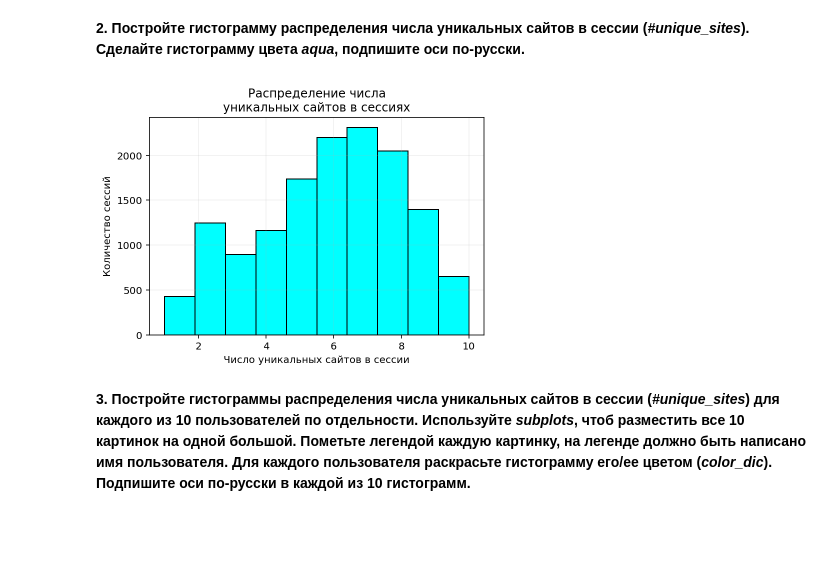
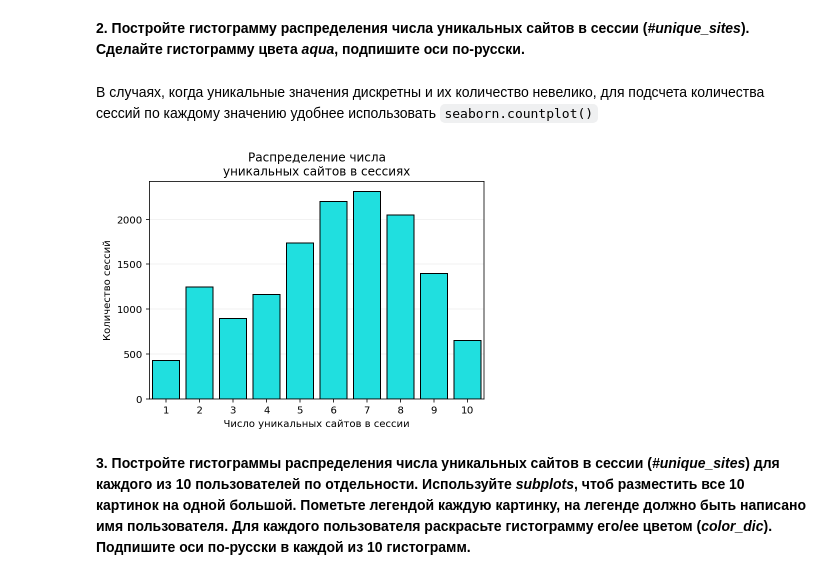
Before and after one commit to armavox/mldaspec, a Jupyter notebook: capstone/project_alice/week3_visual_analysis_and_fe.ipynb, the cells around one changed output. Cells and saved outputs as stored; diff of their text form; code cells hidden in the pictures; blank space fills up the shorter version.

```diff
--- a/capstone/project_alice/week3_visual_analysis_and_fe.ipynb
+++ b/capstone/project_alice/week3_visual_analysis_and_fe.ipynb
@@ -330,15 +330,17 @@ plt.title('Распределение количества сессий');
 [figure]
 # %% [markdown]
 **2. Постройте гистограмму распределения числа уникальных сайтов в сессии (*#unique_sites*). Сделайте гистограмму цвета *aqua*, подпишите оси по-русски.**
+# %% [markdown]
+В случаях, когда уникальные значения дискретны и их количество невелико, для подсчета количества сессий по каждому значению удобнее использовать `seaborn.countplot()`
 # %%
 hist_data = train_data_10users['#unique_sites']
-plt.hist(hist_data, color='aqua')
-plt.grid(True, alpha=.2)
-plt.xlabel('Число уникальных сайтов в сессии')
-plt.ylabel('Количество сессий')
+s = sns.countplot(hist_data, color='aqua', zorder=2)
+s.set_xlabel('Число уникальных сайтов в сессии')
+s.set_ylabel('Количество сессий')
+plt.grid(True, alpha=.2, zorder=0, axis='y')
 plt.title('Распределение числа\nуникальных сайтов в сессиях');
 # %% [output]
-[figure, old version]
+[figure, new version]
 # %% [markdown]
 **3. Постройте гистограммы распределения числа уникальных сайтов в сессии (*#unique_sites*) для каждого из 10 пользователей по отдельности. Используйте *subplots*, чтоб разместить все 10 картинок на одной большой. Пометьте легендой каждую картинку, на легенде должно быть написано имя пользователя. Для каждого пользователя раскрасьте гистограмму его/ее цветом (*color_dic*). Подпишите оси по-русски в каждой из 10 гистограмм.**
 # %%
```
Also changed, not shown: parts of 5 cells of this notebook, 2 other files.
